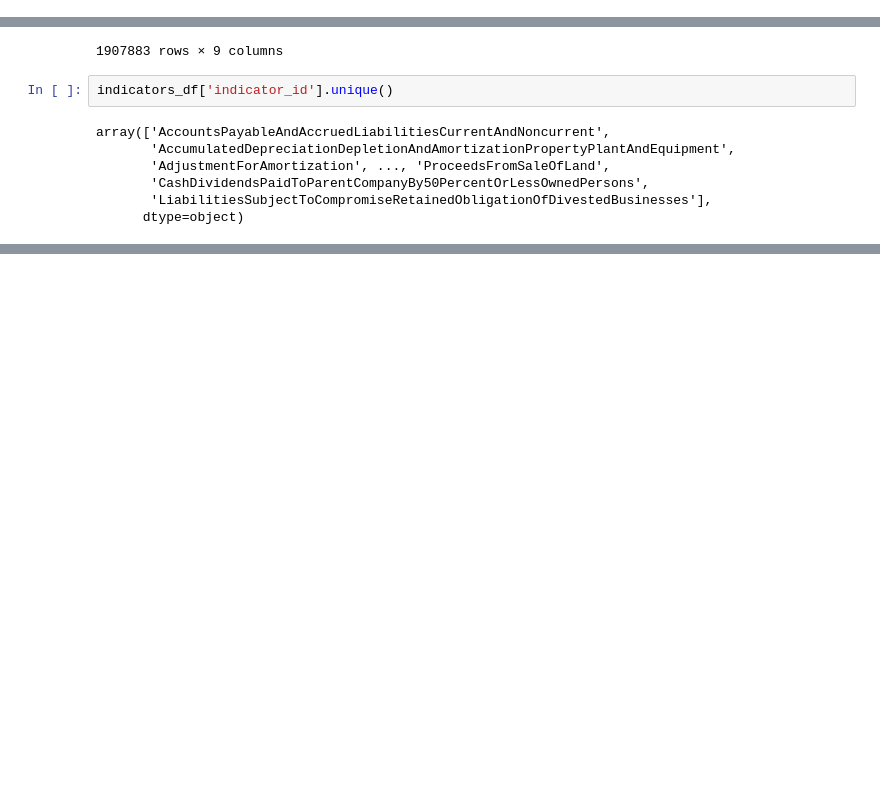
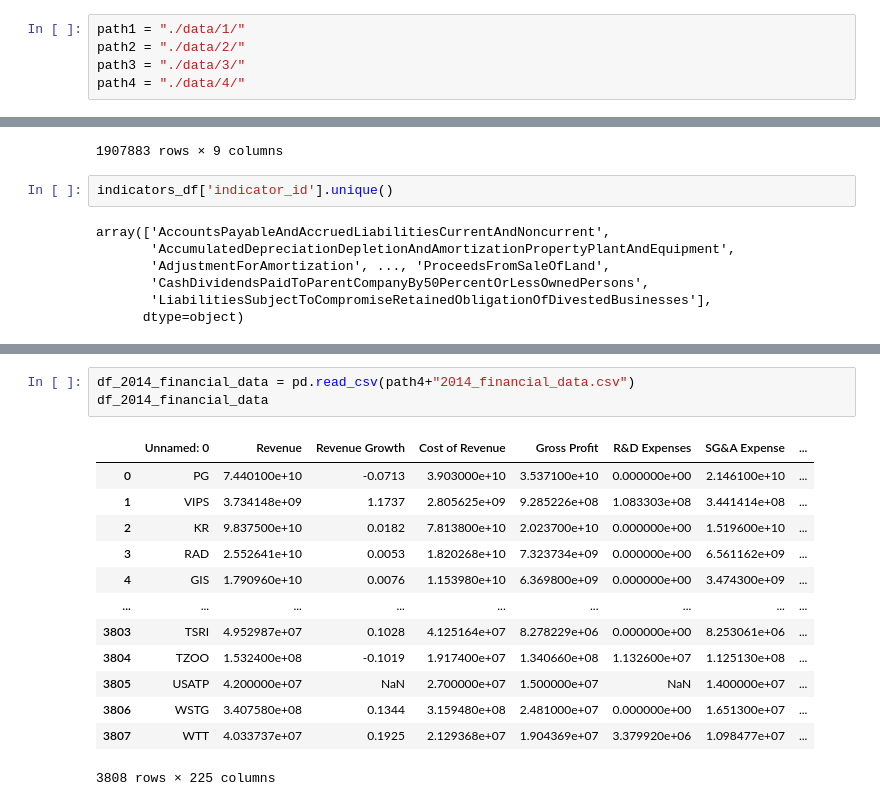
Before and after one commit to PhillipFeldman/StocksAI, a Jupyter notebook: Data_exploration.ipynb, the cells around one changed output, grey strips where cells are left out. Cells and saved outputs as stored; diff of their text form; blank space fills up the shorter version.

```diff
--- a/Data_exploration.ipynb
+++ b/Data_exploration.ipynb
@@ -5 +3,6 @@ path = "./data/1/"
+# %%
+path1 = "./data/1/"
+path2 = "./data/2/"
+path3 = "./data/3/"
+path4 = "./data/4/"
 # %%
@@ -49,0 +74,17 @@ array(['AccountsPayableAndAccruedLiabilitiesCurrentAndNoncurrent',
+# %%
+df_2014_financial_data = pd.read_csv(path4+"2014_financial_data.csv")
+df_2014_financial_data
+# %% [output]
+|  | Unnamed: 0 | Revenue | Revenue Growth | Cost of Revenue | Gross Profit | R&D Expenses | SG&A Expense | ... |
+| 0 | PG | 7.440100e+10 | -0.0713 | 3.903000e+10 | 3.537100e+10 | 0.000000e+00 | 2.146100e+10 | ... |
+| 1 | VIPS | 3.734148e+09 | 1.1737 | 2.805625e+09 | 9.285226e+08 | 1.083303e+08 | 3.441414e+08 | ... |
+| 2 | KR | 9.837500e+10 | 0.0182 | 7.813800e+10 | 2.023700e+10 | 0.000000e+00 | 1.519600e+10 | ... |
+| 3 | RAD | 2.552641e+10 | 0.0053 | 1.820268e+10 | 7.323734e+09 | 0.000000e+00 | 6.561162e+09 | ... |
+| 4 | GIS | 1.790960e+10 | 0.0076 | 1.153980e+10 | 6.369800e+09 | 0.000000e+00 | 3.474300e+09 | ... |
+| ... | ... | ... | ... | ... | ... | ... | ... | ... |
+| 3803 | TSRI | 4.952987e+07 | 0.1028 | 4.125164e+07 | 8.278229e+06 | 0.000000e+00 | 8.253061e+06 | ... |
+| 3804 | TZOO | 1.532400e+08 | -0.1019 | 1.917400e+07 | 1.340660e+08 | 1.132600e+07 | 1.125130e+08 | ... |
+| 3805 | USATP | 4.200000e+07 | NaN | 2.700000e+07 | 1.500000e+07 | NaN | 1.400000e+07 | ... |
+| 3806 | WSTG | 3.407580e+08 | 0.1344 | 3.159480e+08 | 2.481000e+07 | 0.000000e+00 | 1.651300e+07 | ... |
+| 3807 | WTT | 4.033737e+07 | 0.1925 | 2.129368e+07 | 1.904369e+07 | 3.379920e+06 | 1.098477e+07 | ... |
+3808 rows × 225 columns
```
Also changed, not shown: parts of 6 cells of this notebook.
